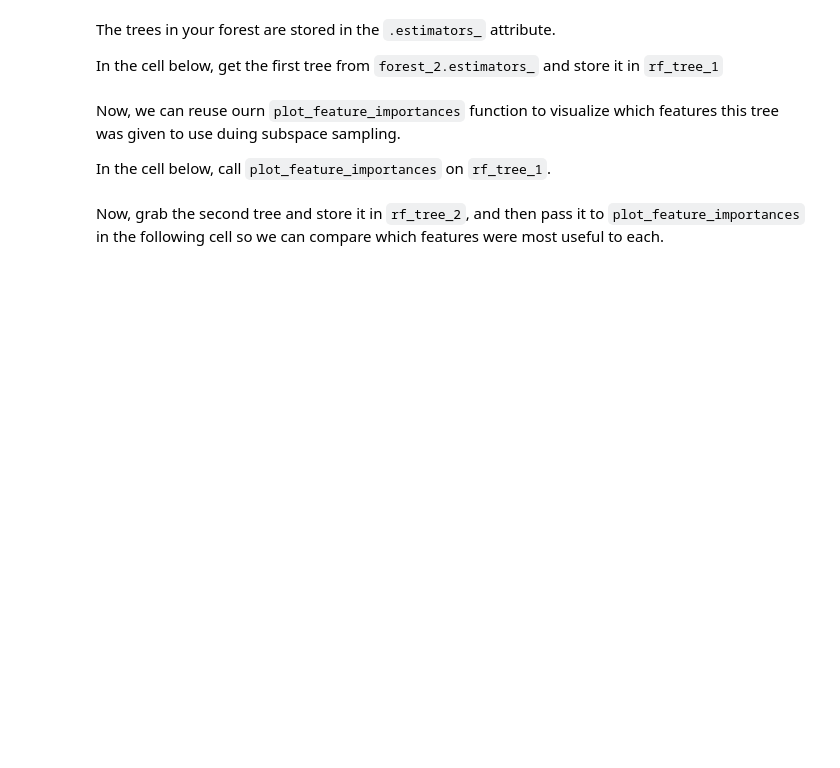
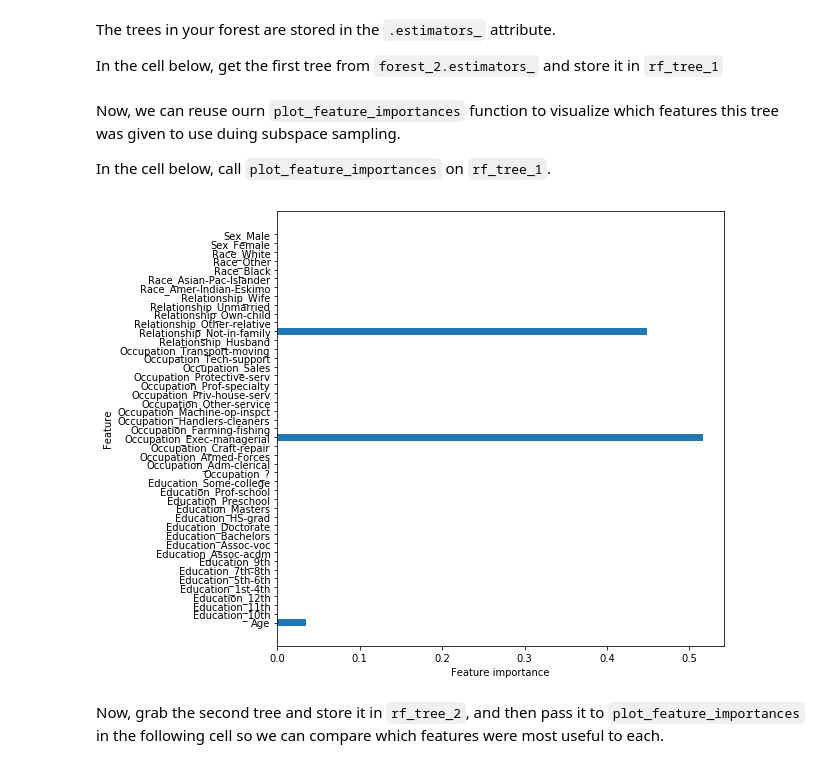
Before and after one commit to softserveslayer/dsc-3-32-04-tree-ensembles-and-random-forests-lab-nyc-career-ds-102218, a Jupyter notebook: index.ipynb, the cells around one changed output. Drawn from its saved outputs; the diff is of its cells as text; code cells hidden in the pictures; blank space fills up the shorter version.

```diff
--- a/index.ipynb
+++ b/index.ipynb
@@ -294,3 +292,7 @@ plot_feature_import
+# %%
+plot_feature_importances(rf_tree_1)
+# %% [output]
+[figure, added]
 # %% [markdown]
 Now, grab the second tree and store it in `rf_tree_2`, and then pass it to `plot_feature_importances` in the following cell so we can compare which features were most useful to each.
 # %%
```
Also changed, not shown: parts of 1 cell of this notebook.
